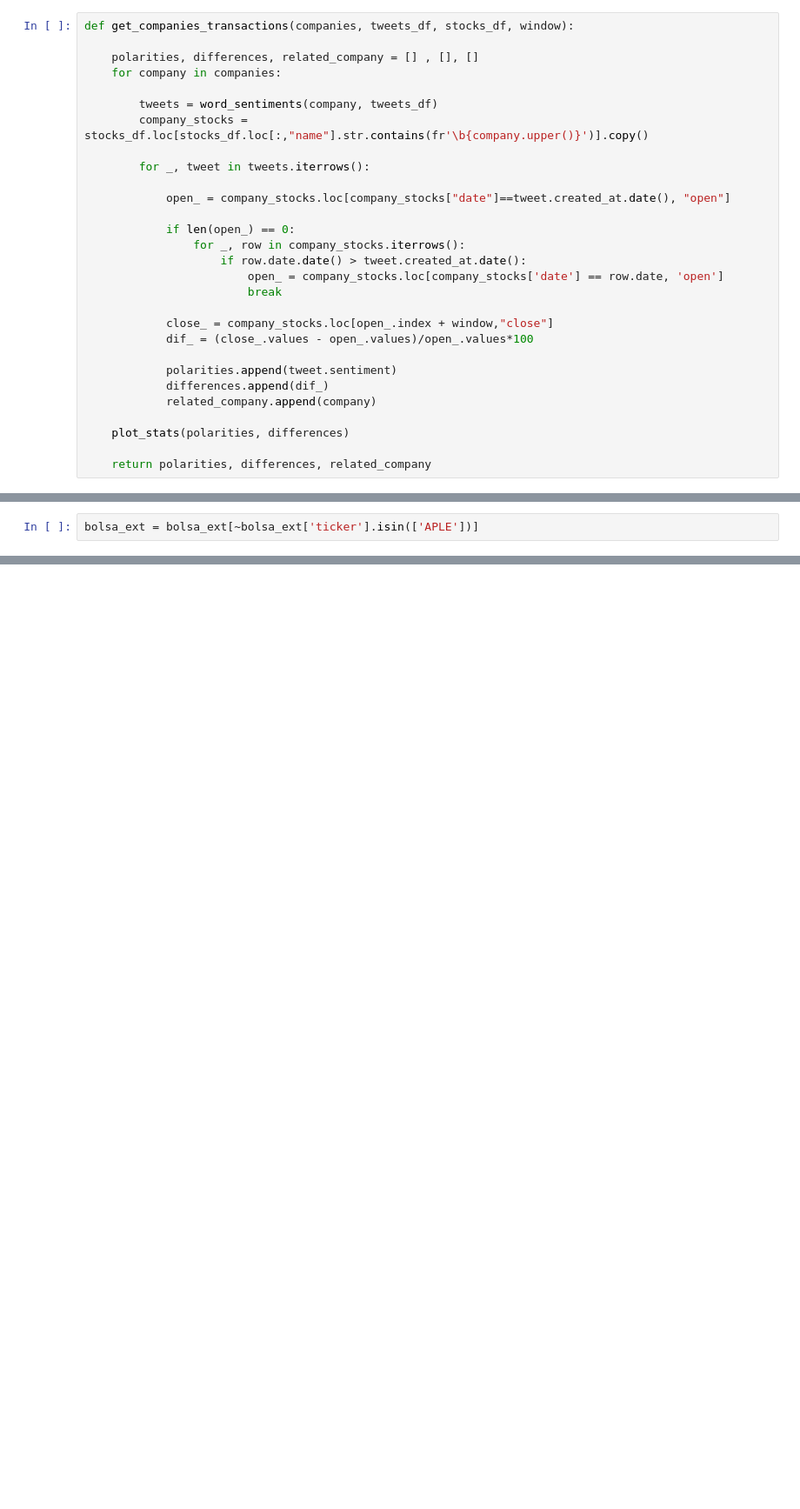
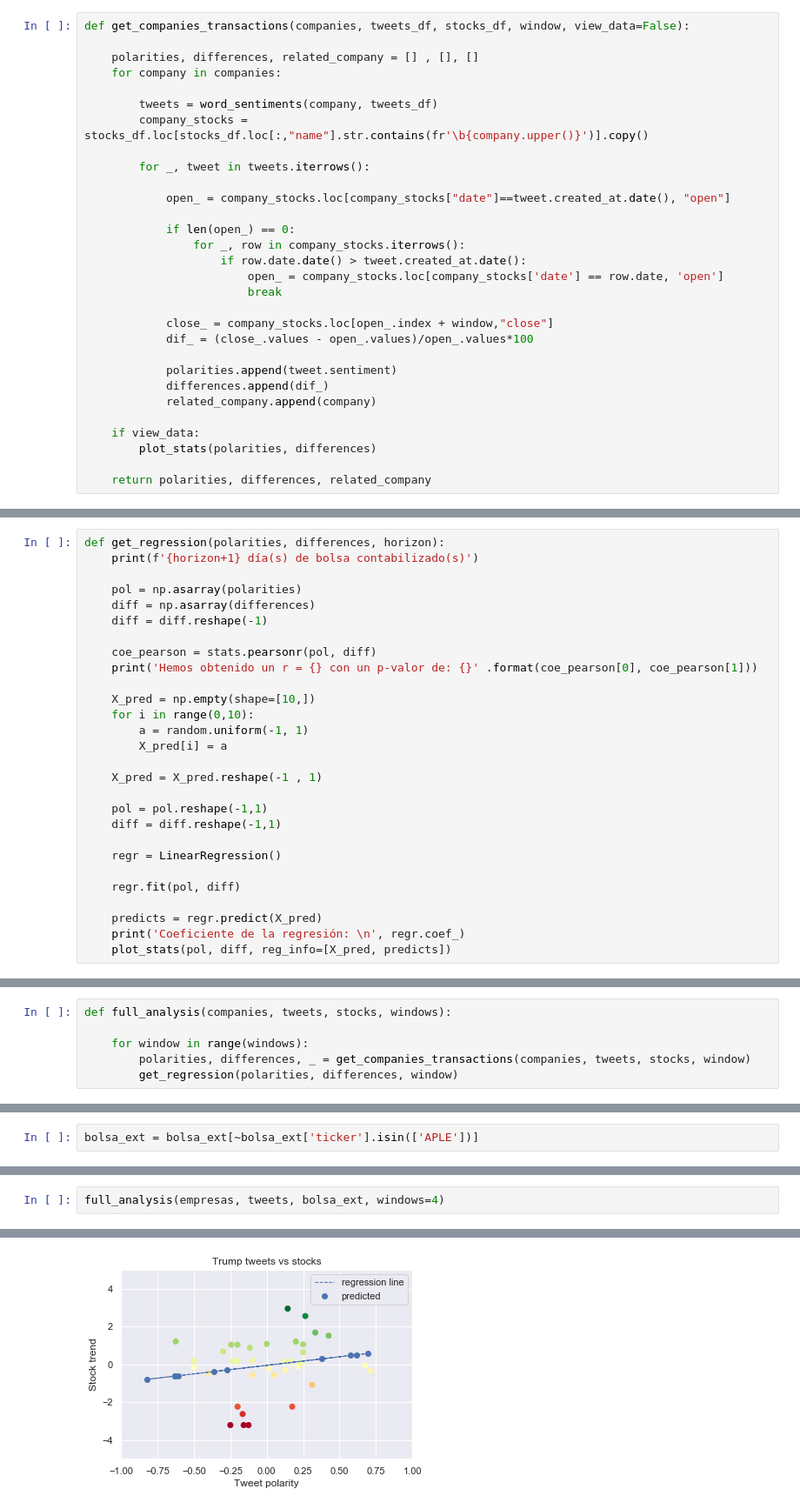
Before and after one commit to AMSUFV/tweet-sentiment-vs-stocks, a Jupyter notebook: dm_final.ipynb, the cells around one changed output, grey strips where cells are left out. Shown at 87% size. Cells and saved outputs as stored; diff of their text form; blank space fills up the shorter version.

Commit message:
regresión goldplateada

```diff
--- a/dm_final.ipynb
+++ b/dm_final.ipynb
@@ -30,5 +36,5 @@ def word_sentiments(word, tweet_df):
 # %%
-def get_companies_transactions(companies, tweets_df, stocks_df, window):
+def get_companies_transactions(companies, tweets_df, stocks_df, window, view_data=False):
 
     polarities, differences, related_company = [] , [], []
     for company in companies:
@@ -53,6 +59,7 @@ def get_companies_transactions(companies, tweets_df, stocks_df, window):
             differences.append(dif_)
             related_company.append(company)
 
-    plot_stats(polarities, differences)
+    if view_data:
+        plot_stats(polarities, differences)
 
     return polarities, differences, related_company
@@ -58,0 +68,28 @@ def get_companies_transactions(companies, tweets_df, stocks_df, window):
+# %%
+def get_regression(polarities, differences, horizon):
+    print(f'{horizon+1} día(s) de bolsa contabilizado(s)')
+
+    pol = np.asarray(polarities)
+    diff = np.asarray(differences)
+    diff = diff.reshape(-1)
+
+    coe_pearson = stats.pearsonr(pol, diff)
+    print('Hemos obtenido un r = {} con un p-valor de: {}' .format(coe_pearson[0], coe_pearson[1]))
+
+    X_pred = np.empty(shape=[10,])
+    for i in range(0,10):
+        a = random.uniform(-1, 1)
+        X_pred[i] = a
+
+    X_pred = X_pred.reshape(-1 , 1)
+
+    pol = pol.reshape(-1,1)
+    diff = diff.reshape(-1,1)
+
+    regr = LinearRegression()
+
+    regr.fit(pol, diff)
+
+    predicts = regr.predict(X_pred)
+    print('Coeficiente de la regresión: \n', regr.coef_)
+    plot_stats(pol, diff, reg_info=[X_pred, predicts])
@@ -58,0 +98,6 @@ def get_companies_transactions(companies, tweets_df, stocks_df, window):
+# %%
+def full_analysis(companies, tweets, stocks, windows):
+
+    for window in range(windows):
+        polarities, differences, _ = get_companies_transactions(companies, tweets, stocks, window)
+        get_regression(polarities, differences, window)
@@ -227,0 +208,3 @@ Coeficiente de la regresión:
+# %%
+full_analysis(empresas, tweets, bolsa_ext, windows=4)
+# %% [output]
@@ -227,0 +215 @@ Coeficiente de la regresión:
+[figure, added]
```
Also changed, not shown: parts of 26 cells of this notebook.
